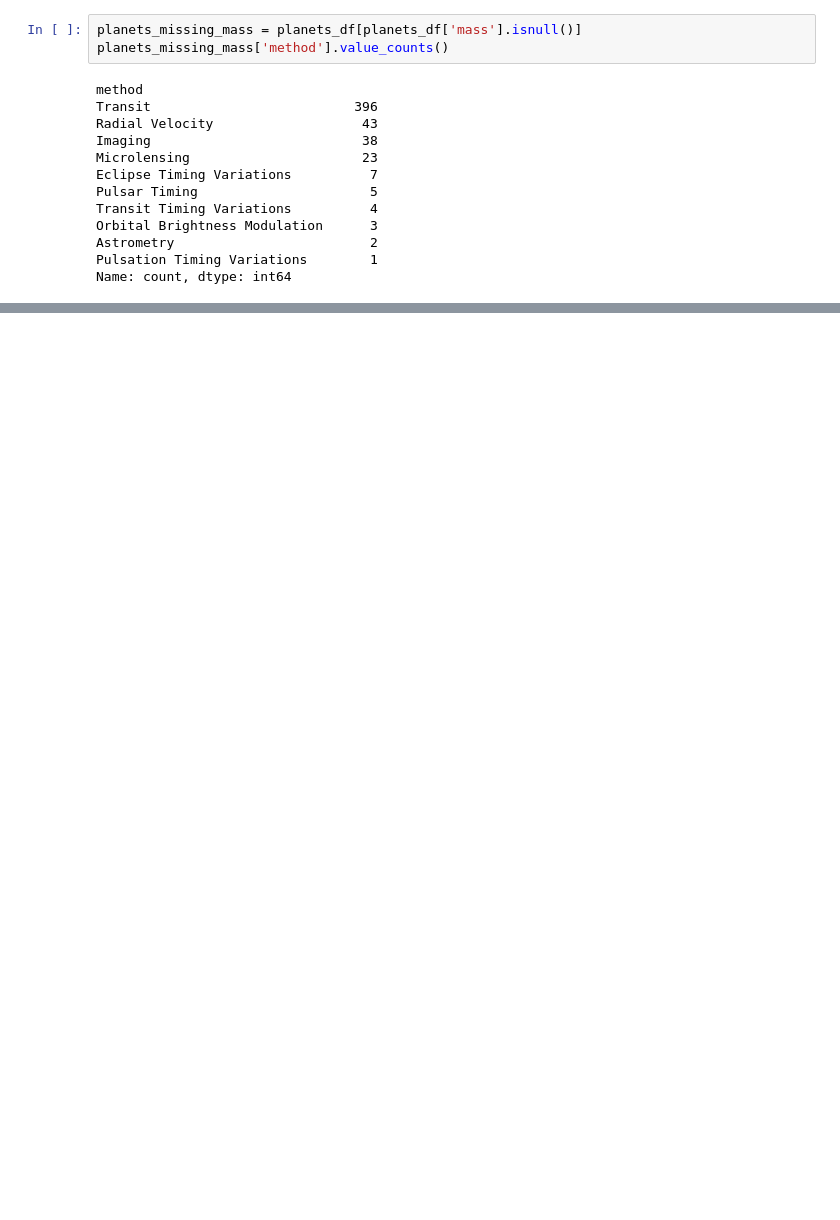
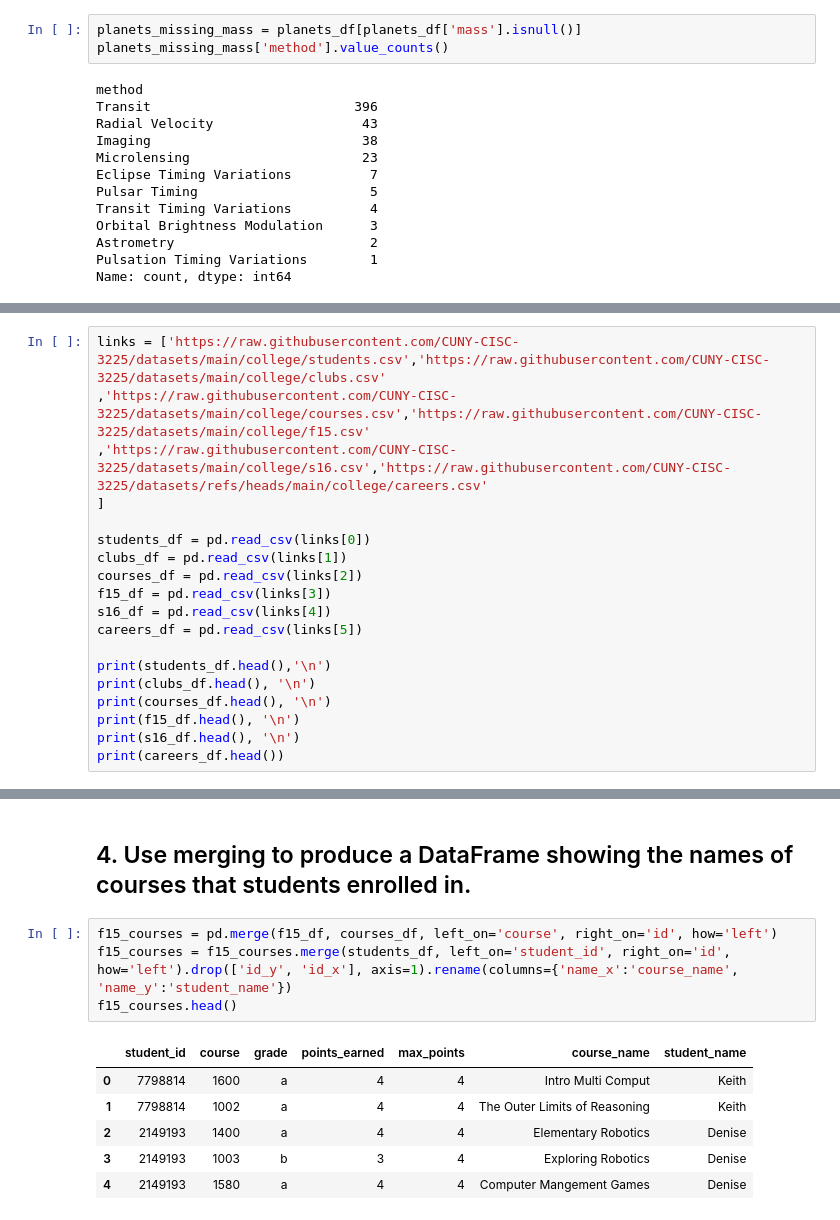
Before and after one commit to drod75/cisc3225, a Jupyter notebook: homework_3.ipynb, the cells around one changed output, grey strips where cells are left out. Drawn from its saved outputs; the diff is of its cells as text; blank space fills up the shorter version.

```diff
--- a/homework_3.ipynb
+++ b/homework_3.ipynb
@@ -302,0 +101,19 @@ Name: count, dtype: int64
+# %%
+links = ['https://raw.githubusercontent.com/CUNY-CISC-3225/datasets/main/college/students.csv','https://raw.githubusercontent.com/CUNY-CISC-3225/datasets/main/college/clubs.csv'
+,'https://raw.githubusercontent.com/CUNY-CISC-3225/datasets/main/college/courses.csv','https://raw.githubusercontent.com/CUNY-CISC-3225/datasets/main/college/f15.csv'
+,'https://raw.githubusercontent.com/CUNY-CISC-3225/datasets/main/college/s16.csv','https://raw.githubusercontent.com/CUNY-CISC-3225/datasets/refs/heads/main/college/careers.csv'
+]
+
+students_df = pd.read_csv(links[0])
+clubs_df = pd.read_csv(links[1])
+courses_df = pd.read_csv(links[2])
+f15_df = pd.read_csv(links[3])
+s16_df = pd.read_csv(links[4])
+careers_df = pd.read_csv(links[5])
+
+print(students_df.head(),'\n')
+print(clubs_df.head(), '\n')
+print(courses_df.head(), '\n')
+print(f15_df.head(), '\n')
+print(s16_df.head(), '\n')
+print(careers_df.head())
@@ -302,0 +218,13 @@ Name: count, dtype: int64
+# %% [markdown]
+## 4. Use merging to produce a DataFrame showing the names of courses that students enrolled in.
+# %%
+f15_courses = pd.merge(f15_df, courses_df, left_on='course', right_on='id', how='left')
+f15_courses = f15_courses.merge(students_df, left_on='student_id', right_on='id', how='left').drop(['id_y', 'id_x'], axis=1).rename(columns={'name_x':'course_name', 'name_y':'student_name'})
+f15_courses.head()
+# %% [output]
+|  | student_id | course | grade | points_earned | max_points | course_name | student_name |
+| 0 | 7798814 | 1600 | a | 4 | 4 | Intro Multi Comput | Keith |
+| 1 | 7798814 | 1002 | a | 4 | 4 | The Outer Limits of Reasoning | Keith |
+| 2 | 2149193 | 1400 | a | 4 | 4 | Elementary Robotics | Denise |
+| 3 | 2149193 | 1003 | b | 3 | 4 | Exploring Robotics | Denise |
+| 4 | 2149193 | 1580 | a | 4 | 4 | Computer Mangement Games | Denise |
```
Also changed, not shown: parts of 82 cells of this notebook.
